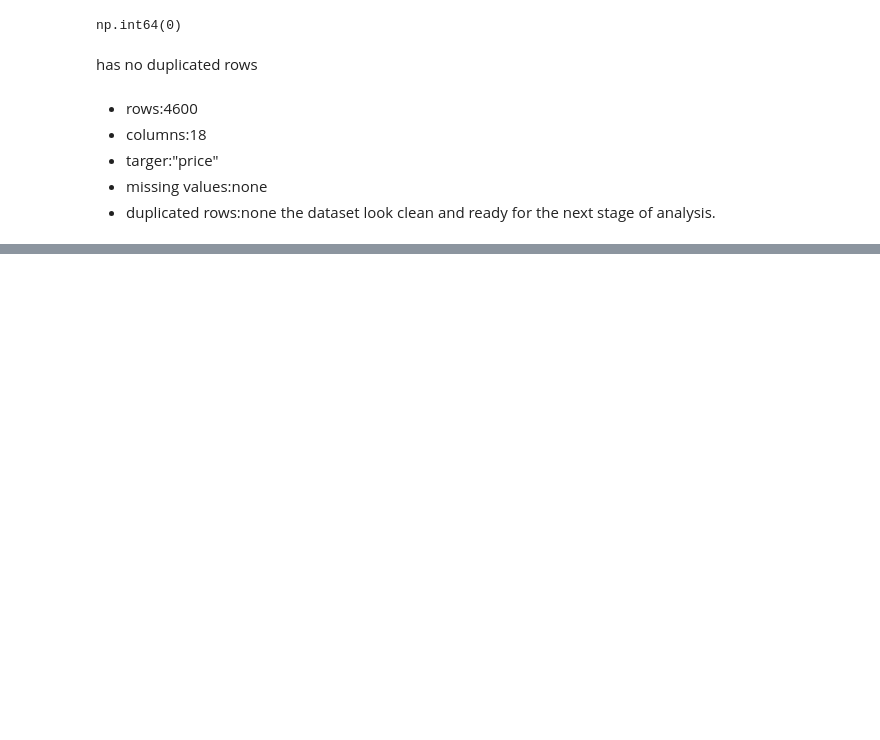
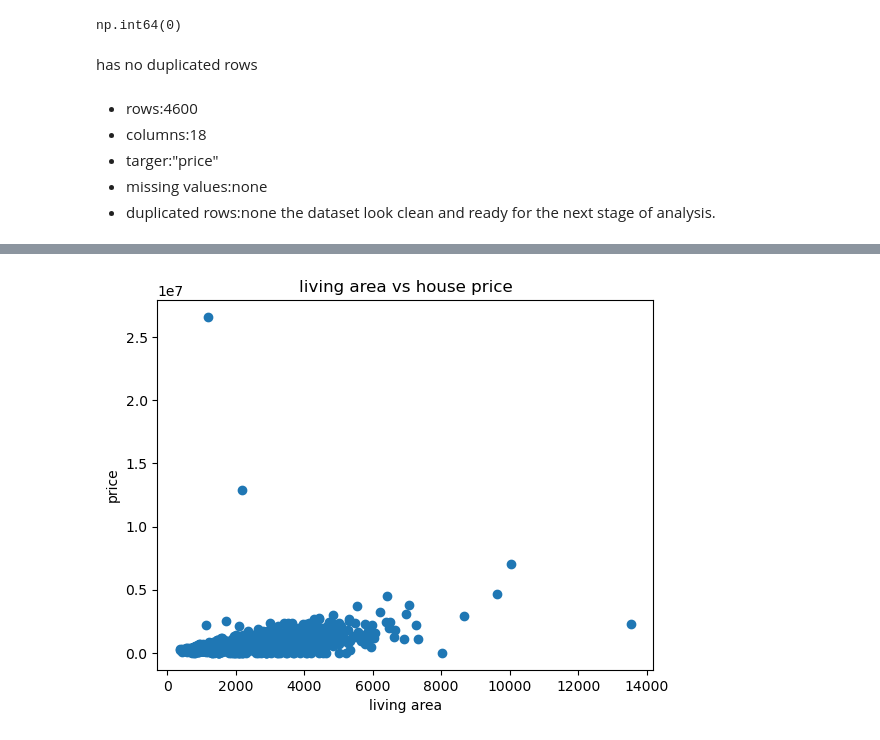
Before and after one commit to shukriaarifi/house_price_prediction, a Jupyter notebook: notebooks/house_price_prediction.ipynb, the cells around one changed output, grey strips where cells are left out. Cells and saved outputs as stored; diff of their text form; code cells hidden in the pictures; blank space fills up the shorter version.

```diff
--- a/notebooks/house_price_prediction.ipynb
+++ b/notebooks/house_price_prediction.ipynb
@@ -84,0 +116,8 @@ the dataset look clean and ready for the next stage of analysis.
+# %%
+plt.scatter(df["sqft_living"],df["price"])
+plt.xlabel("living area")
+plt.ylabel("price")
+plt.title("living area vs house price")
+plt.show()
+# %% [output]
+[figure, added]
```
Also changed, not shown: parts of 10 cells of this notebook.
